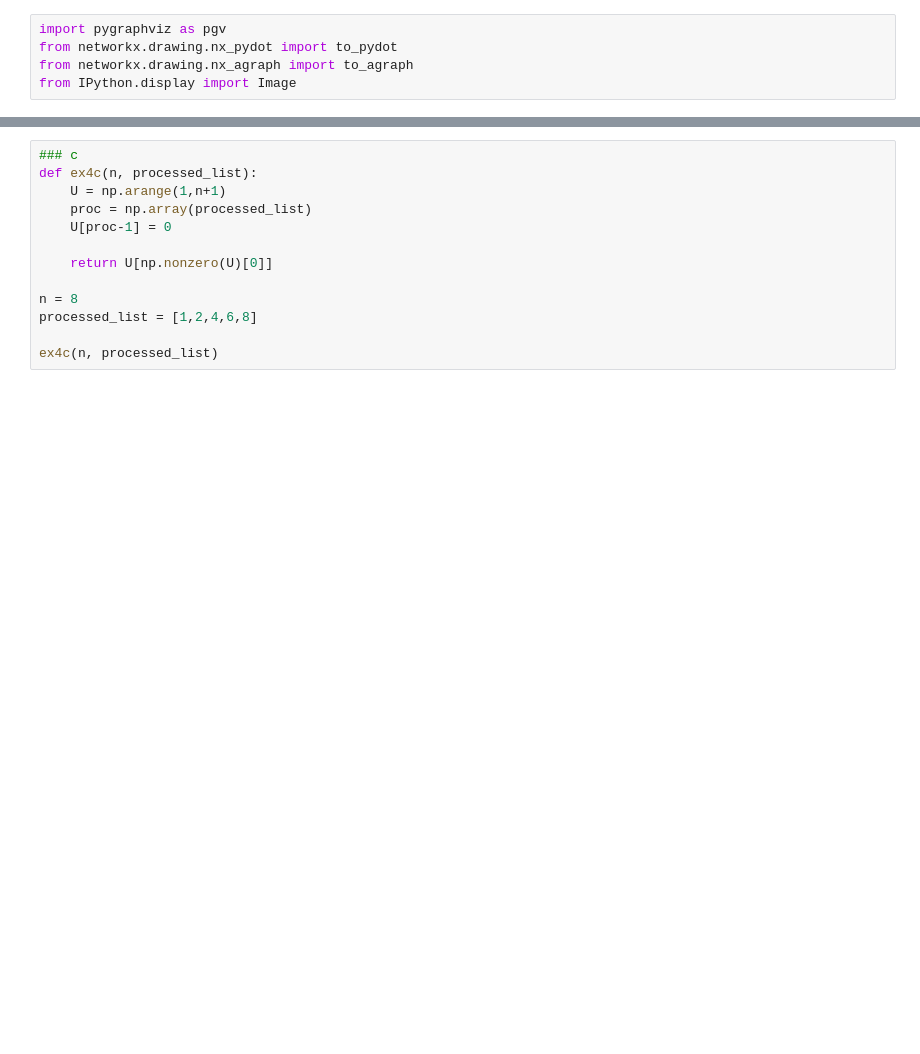
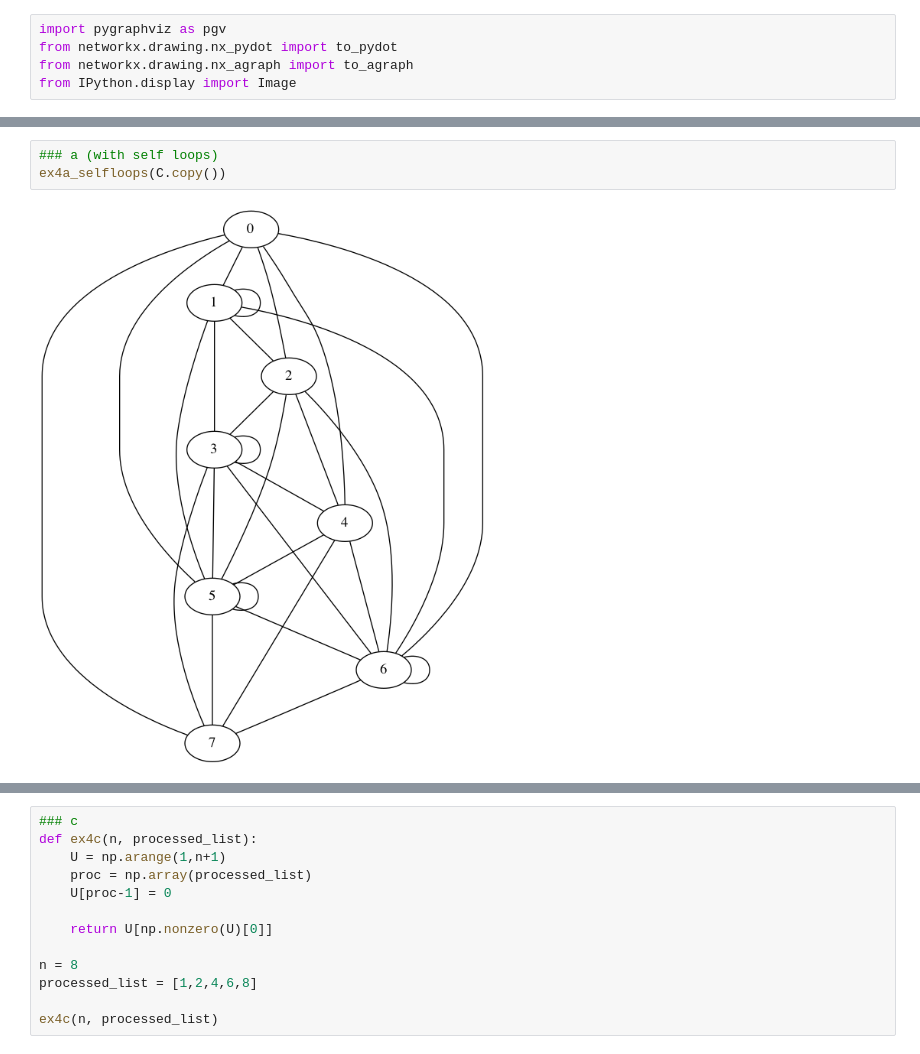
Before and after one commit to DionEngels/ScientificProgramming, a Jupyter notebook: Set 2/exset2.ipynb, the cells around one changed output, grey strips where cells are left out. Saved outputs shown, nothing was run; the diff lists cells and outputs as text; blank space fills up the shorter version.

```diff
--- a/Set 2/exset2.ipynb
+++ b/Set 2/exset2.ipynb
@@ -207,0 +238,5 @@ draw(G)
+# %%
+### a (with self loops)
+ex4a_selfloops(C.copy())
+# %% [output]
+[figure, added]
```
Also changed, not shown: parts of 19 cells of this notebook.
